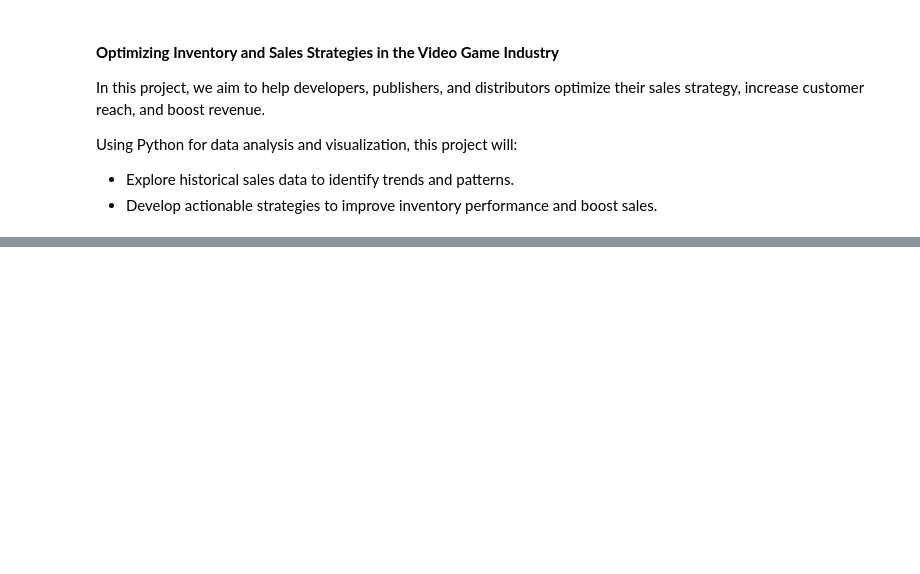
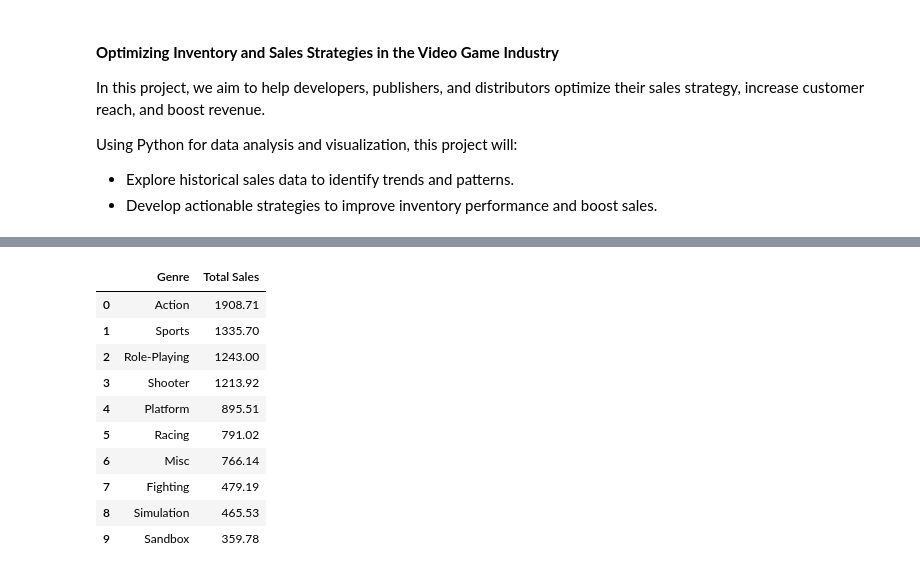
Before and after one commit to AbhijayUpadhyay/videogame-sales-analysis, a Jupyter notebook: main.ipynb, the cells around one changed output, grey strips where cells are left out. Saved outputs shown, nothing was run; the diff lists cells and outputs as text; code cells hidden in the pictures; blank space fills up the shorter version.

```diff
--- a/main.ipynb
+++ b/main.ipynb
@@ -124,0 +133,17 @@ Our findings corroborate with real-world examples. Elden Ring is currently on sa
+# %%
+# First, let's calculate the total global sales for each genre.
+rows = sql_queries.sales_by_genre(cursor)
+sales_by_genre = pd.DataFrame(rows, columns=['Genre', 'Total Sales'])
+sales_by_genre
+# %% [output]
+|  | Genre | Total Sales |
+| 0 | Action | 1908.71 |
+| 1 | Sports | 1335.70 |
+| 2 | Role-Playing | 1243.00 |
+| 3 | Shooter | 1213.92 |
+| 4 | Platform | 895.51 |
+| 5 | Racing | 791.02 |
+| 6 | Misc | 766.14 |
+| 7 | Fighting | 479.19 |
+| 8 | Simulation | 465.53 |
+| 9 | Sandbox | 359.78 |
```
Also changed, not shown: parts of 19 cells of this notebook, 2 other files.
